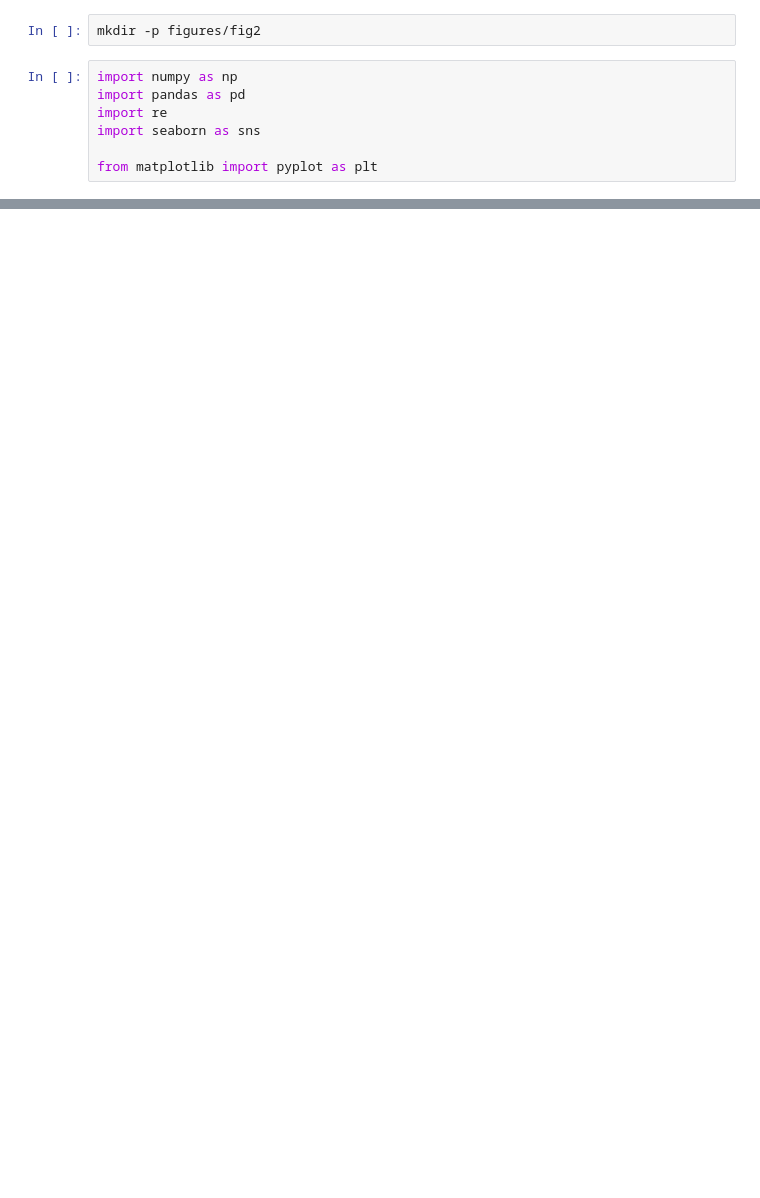
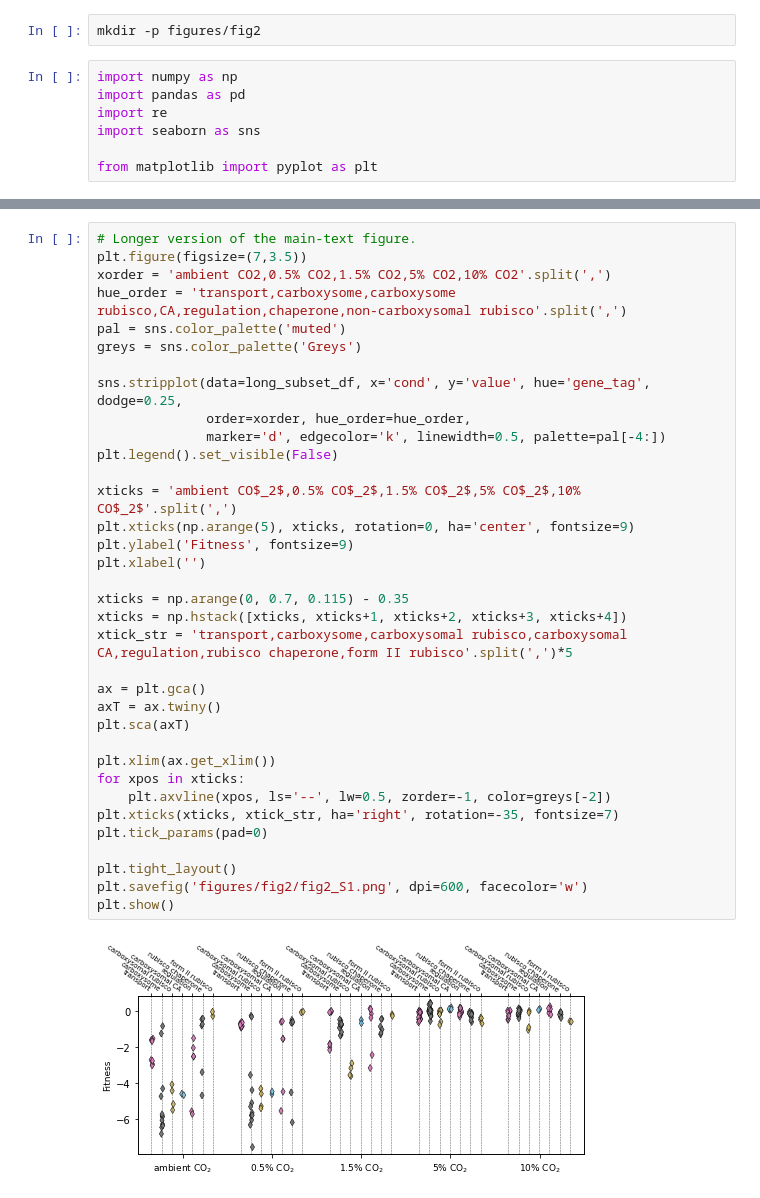
Before and after one commit to flamholz/ccm_evolution, a Jupyter notebook: notebooks/Fig2_Hnea_BarSeq.ipynb, the cells around one changed output, grey strips where cells are left out. Drawn from its saved outputs; the diff is of its cells as text; blank space fills up the shorter version.

```diff
--- a/notebooks/Fig2_Hnea_BarSeq.ipynb
+++ b/notebooks/Fig2_Hnea_BarSeq.ipynb
@@ -92,0 +116,37 @@ plt.show()
+# %%
+# Longer version of the main-text figure.
+plt.figure(figsize=(7,3.5))
+xorder = 'ambient CO2,0.5% CO2,1.5% CO2,5% CO2,10% CO2'.split(',')
+hue_order = 'transport,carboxysome,carboxysome rubisco,CA,regulation,chaperone,non-carboxysomal rubisco'.split(',')
+pal = sns.color_palette('muted')
+greys = sns.color_palette('Greys')
+
+sns.stripplot(data=long_subset_df, x='cond', y='value', hue='gene_tag', dodge=0.25,
+              order=xorder, hue_order=hue_order,
+              marker='d', edgecolor='k', linewidth=0.5, palette=pal[-4:])
+plt.legend().set_visible(False)
+
+xticks = 'ambient CO$_2$,0.5% CO$_2$,1.5% CO$_2$,5% CO$_2$,10% CO$_2$'.split(',')
+plt.xticks(np.arange(5), xticks, rotation=0, ha='center', fontsize=9)
+plt.ylabel('Fitness', fontsize=9)
+plt.xlabel('')
+
+xticks = np.arange(0, 0.7, 0.115) - 0.35
+xticks = np.hstack([xticks, xticks+1, xticks+2, xticks+3, xticks+4])
+xtick_str = 'transport,carboxysome,carboxysomal rubisco,carboxysomal CA,regulation,rubisco chaperone,form II rubisco'.split(',')*5
+
+ax = plt.gca()
+axT = ax.twiny()
+plt.sca(axT)
+
+plt.xlim(ax.get_xlim())
+for xpos in xticks:
+    plt.axvline(xpos, ls='--', lw=0.5, zorder=-1, color=greys[-2])
+plt.xticks(xticks, xtick_str, ha='right', rotation=-35, fontsize=7)
+plt.tick_params(pad=0)
+
+plt.tight_layout()
+plt.savefig('figures/fig2/fig2_S1.png', dpi=600, facecolor='w')
+plt.show()
+# %% [output]
+[figure, added]
```
Also changed, not shown: parts of 8 cells of this notebook, 7 other files.
